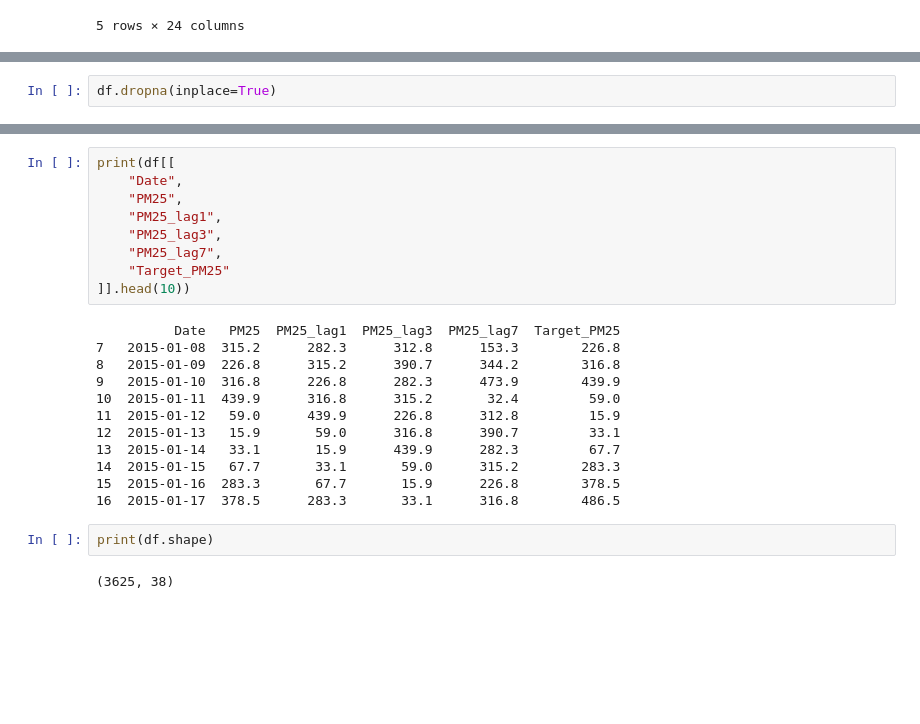
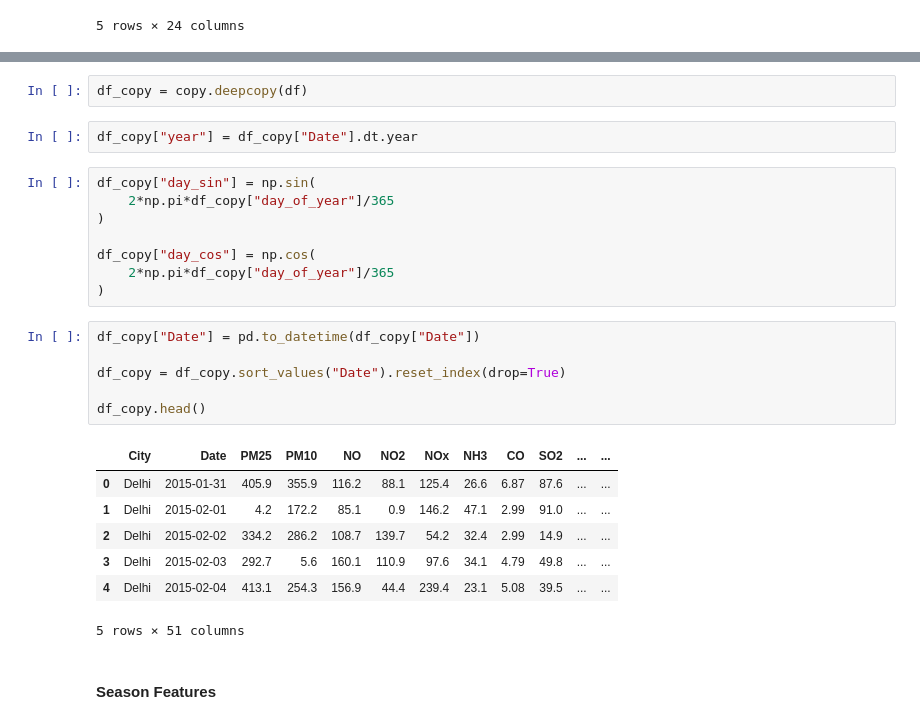
Before and after one commit to Shachi12Shukla/ET-Hackathon-2.O, a Jupyter notebook: backend/AI/preprocessing/feature_eng.ipynb, the cells around one changed output, grey strips where cells are left out. Saved outputs shown, nothing was run; the diff lists cells and outputs as text; blank space fills up the shorter version.

```diff
--- a/backend/AI/preprocessing/feature_eng.ipynb
+++ b/backend/AI/preprocessing/feature_eng.ipynb
@@ -118,2 +32,0 @@ df["Target_PM10"] = df["PM10"].shift(-1)
-# %%
-df.dropna(inplace=True)
@@ -233,25 +33,28 @@ plt.show()
-# %%
-print(df[[
-    "Date",
-    "PM25",
-    "PM25_lag1",
-    "PM25_lag3",
-    "PM25_lag7",
-    "Target_PM25"
-]].head(10))
-# %% [output]
-          Date   PM25  PM25_lag1  PM25_lag3  PM25_lag7  Target_PM25
-7   2015-01-08  315.2      282.3      312.8      153.3        226.8
-8   2015-01-09  226.8      315.2      390.7      344.2        316.8
-9   2015-01-10  316.8      226.8      282.3      473.9        439.9
-10  2015-01-11  439.9      316.8      315.2       32.4         59.0
-11  2015-01-12   59.0      439.9      226.8      312.8         15.9
-12  2015-01-13   15.9       59.0      316.8      390.7         33.1
-13  2015-01-14   33.1       15.9      439.9      282.3         67.7
-14  2015-01-15   67.7       33.1       59.0      315.2        283.3
-15  2015-01-16  283.3       67.7       15.9      226.8        378.5
-16  2015-01-17  378.5      283.3       33.1      316.8        486.5
-# %%
-print(df.shape)
-# %% [output]
-(3625, 38)
+# %%
+df_copy = copy.deepcopy(df)
+# %%
+df_copy["year"] = df_copy["Date"].dt.year
+# %%
+df_copy["day_sin"] = np.sin(
+    2*np.pi*df_copy["day_of_year"]/365
+)
+
+df_copy["day_cos"] = np.cos(
+    2*np.pi*df_copy["day_of_year"]/365
+)
+# %%
+df_copy["Date"] = pd.to_datetime(df_copy["Date"])
+
+df_copy = df_copy.sort_values("Date").reset_index(drop=True)
+
+df_copy.head()
+# %% [output]
+|  | City | Date | PM25 | PM10 | NO | NO2 | NOx | NH3 | CO | SO2 | ... | ... |
+| 0 | Delhi | 2015-01-31 | 405.9 | 355.9 | 116.2 | 88.1 | 125.4 | 26.6 | 6.87 | 87.6 | ... | ... |
+| 1 | Delhi | 2015-02-01 | 4.2 | 172.2 | 85.1 | 0.9 | 146.2 | 47.1 | 2.99 | 91.0 | ... | ... |
+| 2 | Delhi | 2015-02-02 | 334.2 | 286.2 | 108.7 | 139.7 | 54.2 | 32.4 | 2.99 | 14.9 | ... | ... |
+| 3 | Delhi | 2015-02-03 | 292.7 | 5.6 | 160.1 | 110.9 | 97.6 | 34.1 | 4.79 | 49.8 | ... | ... |
+| 4 | Delhi | 2015-02-04 | 413.1 | 254.3 | 156.9 | 44.4 | 239.4 | 23.1 | 5.08 | 39.5 | ... | ... |
+5 rows × 51 columns
+# %% [markdown]
+#### Season Features
```
Also changed, not shown: parts of 84 cells of this notebook, 4 other files.
